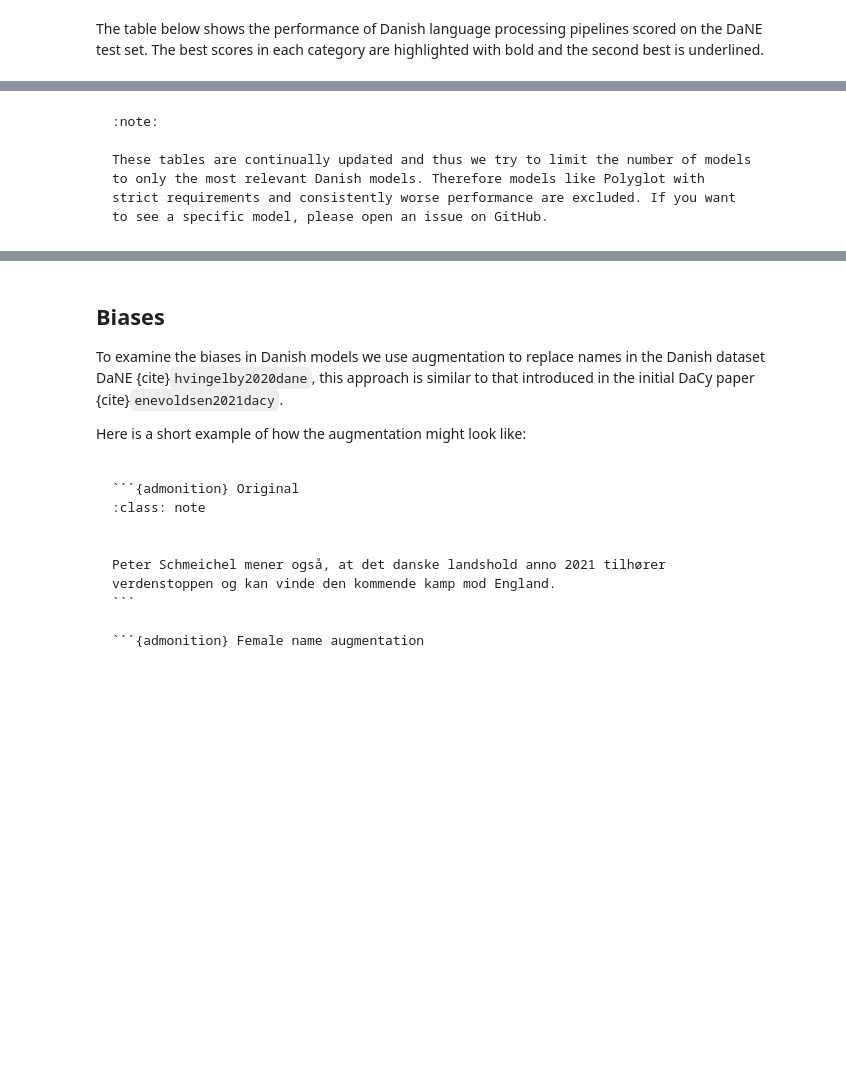
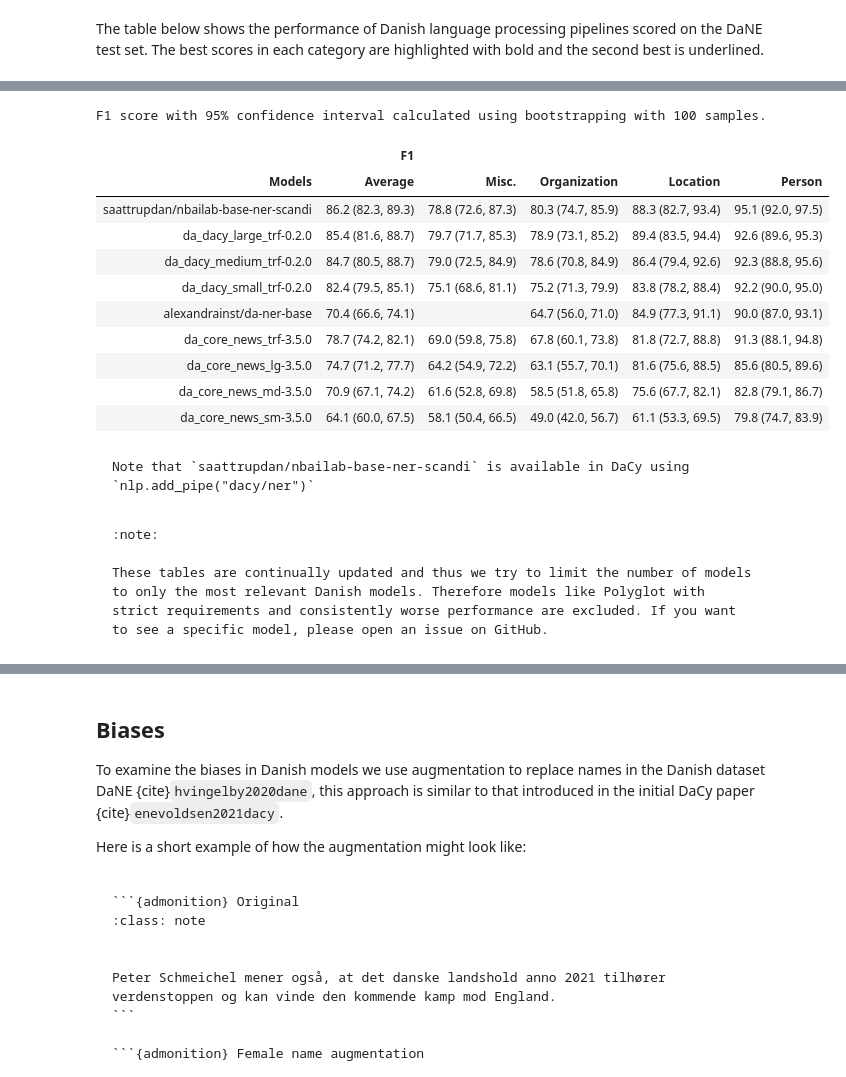
Before and after one commit to centre-for-humanities-computing/DaCy, a Jupyter notebook: docs/performance.ner.ipynb, the cells around one changed output, grey strips where cells are left out. Saved outputs shown, nothing was run; the diff lists cells and outputs as text; code cells hidden in the pictures; blank space fills up the shorter version.

````diff
--- a/docs/performance.ner.ipynb
+++ b/docs/performance.ner.ipynb
@@ -54,30 +73,29 @@ The table below shows the performance of Danish language processing pipelines sc
 # %%
 from pathlib import Path
 import pandas as pd
+from performance_testing_utils.ner_sota_utils import apply_models, MDL_GETTER_DICT, create_table
 from dacy.datasets import dane
-from performance_testing_utils.ner_sota import apply_models, MDL_GETTER_DICT, apply_models, create_table
+from spacy.training import Example
 
-
-
+force=False
 save_folder = Path("performance_tables/ner")
 save_folder.mkdir(exist_ok=True, parents=True)
-dataset = dane(splits = "test")
+nlp = spacy.blank("da")
+examples: list[Example]= list(dane(splits = ["test"])(nlp)) # type : ignore
+
 
 tables = []
 for model_name, getter in MDL_GETTER_DICT.items():
-    print(model_name)
-    save_folder = save_folder / f"{model_name}_dane.csv"
-    if not save_folder.exists():
+    print("Running model:", model_name)
+    model_name_ = model_name.replace("/", "_")
+    save_path = save_folder / f"{model_name_}_sota_dane.csv"
+    if not save_path.exists() or force:
         nlp = getter()
-        result_df = apply_models([(model_name, nlp)], dataset, augmenters, n_rep=20)  # type: ignore
-        result_df.to_csv(save_folder, index=False)
+        result_df = apply_models(model_name, nlp, examples)
+        result_df.to_csv(save_path, index=False)
     else:
         print("- Already exists, loading in dataframe")
-        result_df = pd.read_csv(save_folder)
+        result_df = pd.read_csv(save_path)
     tables.append(result_df)
 
 df = pd.concat(tables)
-
-s = create_table(df)
-
-s
@@ -84,5 +121,24 @@ s
+# %%
+create_table(df)
+# %% [output]
+F1 score with 95% confidence interval calculated using bootstrapping with 100 samples.
+|  | F1 |  |  |  |  |
+| Models | Average | Misc. | Organization | Location | Person |
+| saattrupdan/nbailab-base-ner-scandi | 86.2 (82.3, 89.3) | 78.8 (72.6, 87.3) | 80.3 (74.7, 85.9) | 88.3 (82.7, 93.4) | 95.1 (92.0, 97.5) |
+| da_dacy_large_trf-0.2.0 | 85.4 (81.6, 88.7) | 79.7 (71.7, 85.3) | 78.9 (73.1, 85.2) | 89.4 (83.5, 94.4) | 92.6 (89.6, 95.3) |
+| da_dacy_medium_trf-0.2.0 | 84.7 (80.5, 88.7) | 79.0 (72.5, 84.9) | 78.6 (70.8, 84.9) | 86.4 (79.4, 92.6) | 92.3 (88.8, 95.6) |
+| da_dacy_small_trf-0.2.0 | 82.4 (79.5, 85.1) | 75.1 (68.6, 81.1) | 75.2 (71.3, 79.9) | 83.8 (78.2, 88.4) | 92.2 (90.0, 95.0) |
+| alexandrainst/da-ner-base | 70.4 (66.6, 74.1) |  | 64.7 (56.0, 71.0) | 84.9 (77.3, 91.1) | 90.0 (87.0, 93.1) |
+| da_core_news_trf-3.5.0 | 78.7 (74.2, 82.1) | 69.0 (59.8, 75.8) | 67.8 (60.1, 73.8) | 81.8 (72.7, 88.8) | 91.3 (88.1, 94.8) |
+| da_core_news_lg-3.5.0 | 74.7 (71.2, 77.7) | 64.2 (54.9, 72.2) | 63.1 (55.7, 70.1) | 81.6 (75.6, 88.5) | 85.6 (80.5, 89.6) |
+| da_core_news_md-3.5.0 | 70.9 (67.1, 74.2) | 61.6 (52.8, 69.8) | 58.5 (51.8, 65.8) | 75.6 (67.7, 82.1) | 82.8 (79.1, 86.7) |
+| da_core_news_sm-3.5.0 | 64.1 (60.0, 67.5) | 58.1 (50.4, 66.5) | 49.0 (42.0, 56.7) | 61.1 (53.3, 69.5) | 79.8 (74.7, 83.9) |
+# %% [markdown]
+```{note}
+Note that `saattrupdan/nbailab-base-ner-scandi` is available in DaCy using `nlp.add_pipe("dacy/ner")`
+```
 # %% [markdown]
-```{admonition} Model X is missing?
+```{admonition} You are missing a model
 :note:
 
 These tables are continually updated and thus we try to limit the number of models to only the most relevant Danish models. Therefore models like Polyglot with strict requirements and consistently worse performance are excluded. If you want to see a specific model, please open an issue on GitHub.
````
Also changed, not shown: parts of 17 cells of this notebook.
